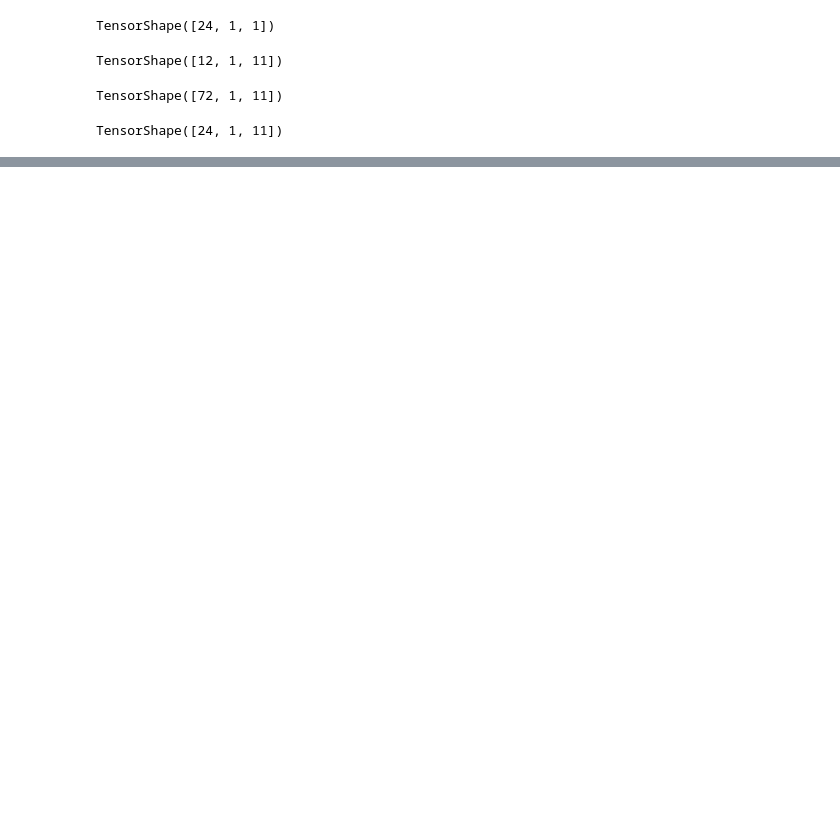
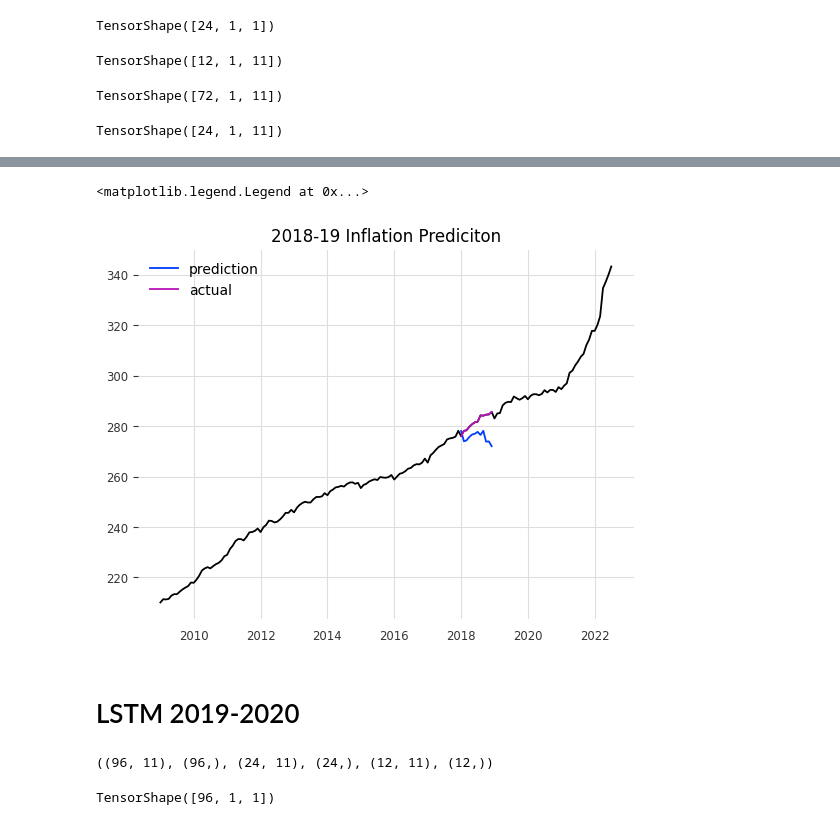
Before and after one commit to AltInt/Inflation_prediction, a Jupyter notebook: notebooks/LSTM.ipynb, the cells around one changed output, grey strips where cells are left out. Drawn from its saved outputs; the diff is of its cells as text; code cells hidden in the pictures; blank space fills up the shorter version.

```diff
--- a/notebooks/LSTM.ipynb
+++ b/notebooks/LSTM.ipynb
@@ -270,0 +392,2 @@ fig1 = plt.plot(test_results['test_actual'], label='actual')
+# %%
+model2.fit(X_train1_x, y_train1,batch_size = 32, validation_data=(X_val1_x, y_val1), epochs=10000, callbacks = (es))
@@ -270,0 +413,2 @@ fig1 = plt.plot(test_results['test_actual'], label='actual')
+# %%
+test_prediction1 = list(model2.predict(X_test1_x))
@@ -270,0 +417,8 @@ fig1 = plt.plot(test_results['test_actual'], label='actual')
+# %%
+test_results1 = pd.DataFrame(columns = ['test_predictions', 'test_actual'])
+
+#train_predictions
+
+test_results1['date'] = list(y_test1.index)
+test_results1['test_predictions'] = [x[0] for x in test_prediction1]
+test_results1['test_actual'] = list(y_test1)
@@ -270,0 +441,27 @@ fig1 = plt.plot(test_results['test_actual'], label='actual')
+# %%
+test_results1.set_index('date', inplace=True)
+# %%
+plt.plot(y)
+plt.plot(test_results1['test_predictions'], label='prediction')
+plt.plot(test_results1['test_actual'], label='actual')
+plt.title('2018-19 Inflation Prediciton')
+plt.legend()
+# %% [output]
+<matplotlib.legend.Legend at 0x...>
+[figure, added]
+# %% [markdown]
+# LSTM 2019-2020
+# %%
+X_train2, y_train2 = X[:96], y[:96]
+X_val2, y_val2 = X[96:120], y[96:120]
+X_test2, y_test2 = X[120:132], y[120:132]
+X_train2.shape, y_train2.shape, X_val2.shape, y_val2.shape, X_test2.shape, y_test2.shape
+# %% [output]
+((96, 11), (96,), (24, 11), (24,), (12, 11), (12,))
+# %%
+y_train2_x = expand_dims(y_train2, -1)
+y_train2_x = expand_dims(y_train2_x, -1)
+
+y_train2_x.shape
+# %% [output]
+TensorShape([96, 1, 1])
```
Also changed, not shown: parts of 93 cells of this notebook.
